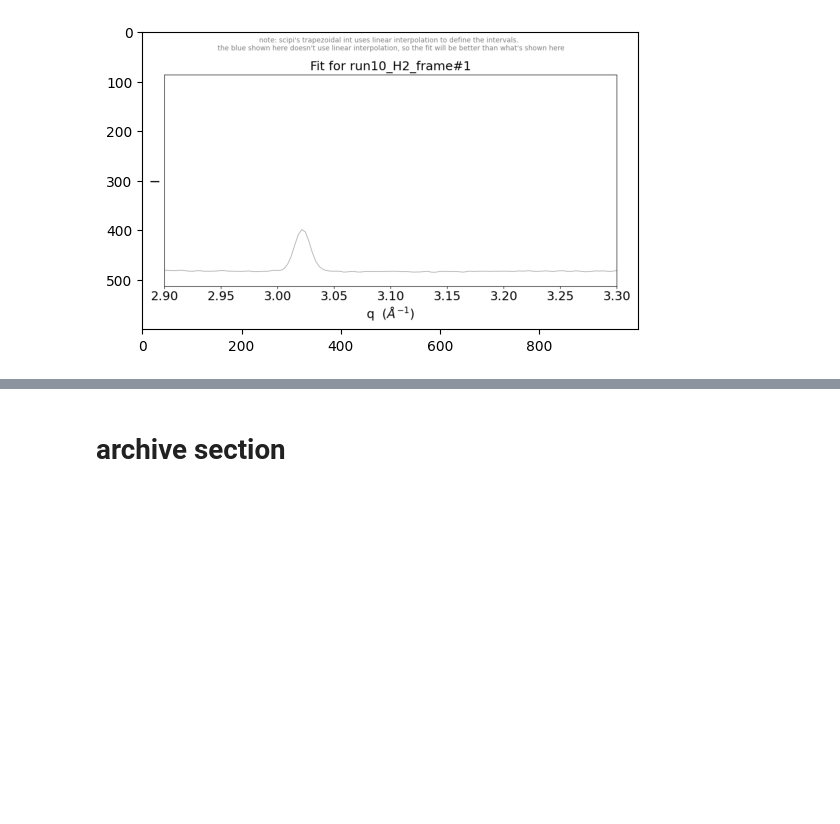
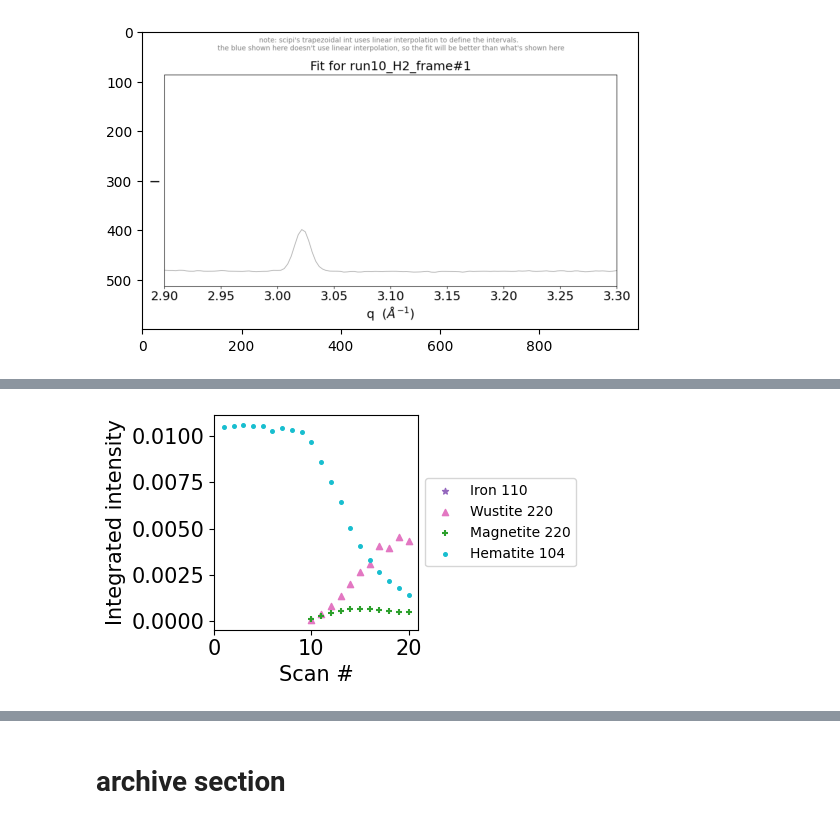
Before and after one commit to lmoghimi/personal-processing, a Jupyter notebook: 20250302_offsite_analysis.ipynb, the cells around one changed output, grey strips where cells are left out. Cells and saved outputs as stored; diff of their text form; code cells hidden in the pictures; blank space fills up the shorter version.

```diff
--- a/20250302_offsite_analysis.ipynb
+++ b/20250302_offsite_analysis.ipynb
@@ -4085,0 +3918,53 @@ print(y_tot_fe_atoms)
+# %%
+#@title plot a segment of time
+plot_abs_inten_or_inten_frac = [0,1]
+user_input = plot_abs_inten_or_inten_frac[0] #0 is absolute intensity, 1 is intensity fraction
+scan_range_isothermal = [1, 20]
+a = scan_range_isothermal[0]
+b = scan_range_isothermal[1]
+
+fig, ax = plt.subplots(figsize=(5,3), tight_layout=True) #(7,4), (6,6), (6,3)
+thisfs = 15
+markersz1 = 20 #20, 50
+markersh = 'o'
+
+y1 = array1 / (F_fe_110*mult_fe_110)
+y2 = array2 / (F_w_220*mult_w_220)
+y3 = array3 / (F_m_220*mult_m_220)
+y4 = array4 / (F_h_104*mult_h_104)
+
+if user_input == 0:
+    #plotting a subset of the time series
+    y1_plot = y1[a-1:b] #range exlusive
+    y2_plot = y2[a-1:b]
+    y3_plot = y3[a-1:b]
+    y4_plot = y4[a-1:b]
+    primary_plot = primary[a-1:b] #primary
+    y1_plot = pd.Series(y1_plot).replace(0, np.nan)
+    y2_plot = pd.Series(y2_plot).replace(0, np.nan)
+    y3_plot = pd.Series(y3_plot).replace(0, np.nan)
+    y4_plot = pd.Series(y4_plot).replace(0, np.nan)
+ax.scatter(primary_plot, y1_plot, color=lincol_fe, marker='*', s = markersz1, label='Iron 110') #lincol_fe, 'tab:gray', 'tab:brown'
+ax.scatter(primary_plot, y2_plot, color=lincol_w, marker='^', s = markersz1, label='Wustite 220')
+ax.scatter(primary_plot, y3_plot, color=lincol_m, marker='+', s = markersz1, label='Magnetite 220')
+ax.scatter(primary_plot, y4_plot, color=lincol_h, marker='o', s = markersz1/3, label='Hematite 104')
+
+if user_input == 0:
+    # ax.set_ylabel('Integrated \n intensity (a.u.)', fontsize=thisfs) #'Integrated intensity (a.u.)','mol%'
+    ax.set_ylabel('Integrated intensity', fontsize=thisfs) #'Integrated intensity (a.u.)','mol%'
+
+
+
+plt.legend(bbox_to_anchor=(1, 0.5), loc='center left', fontsize=10)
+plt.xlim([primary[0],primary[-1]])
+# plt.ylim([0,1.0])
+plt.xlim([a-1,b+1])
+ax.set_xlabel('Scan #', fontsize=thisfs) #'Time (sec)'
+ax.tick_params(axis='x', labelsize=thisfs)
+ax.tick_params(axis='y', labelsize=thisfs)
+# plottit = 'Integrated intensity vs. time: run36 \n normalized by F_hkl' #'run10'
+# plottit = 'Peak intensity vs. time: ' + expname.split('_')[0]
+# ax.set_title(plottit, fontsize=thisfs)
+plt.show()
+# %% [output]
+[figure, added]
```
Also changed, not shown: parts of 52 cells of this notebook.
